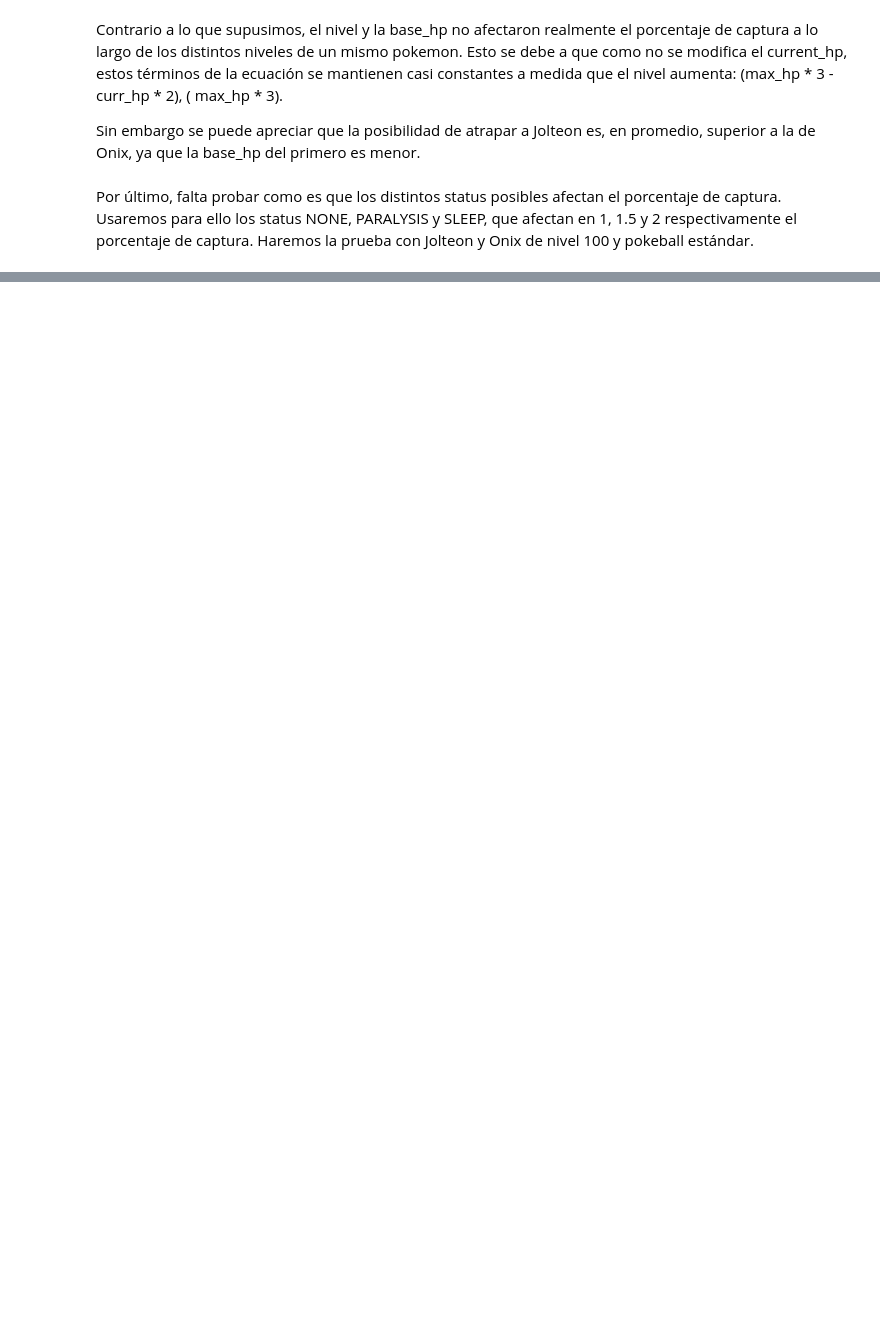
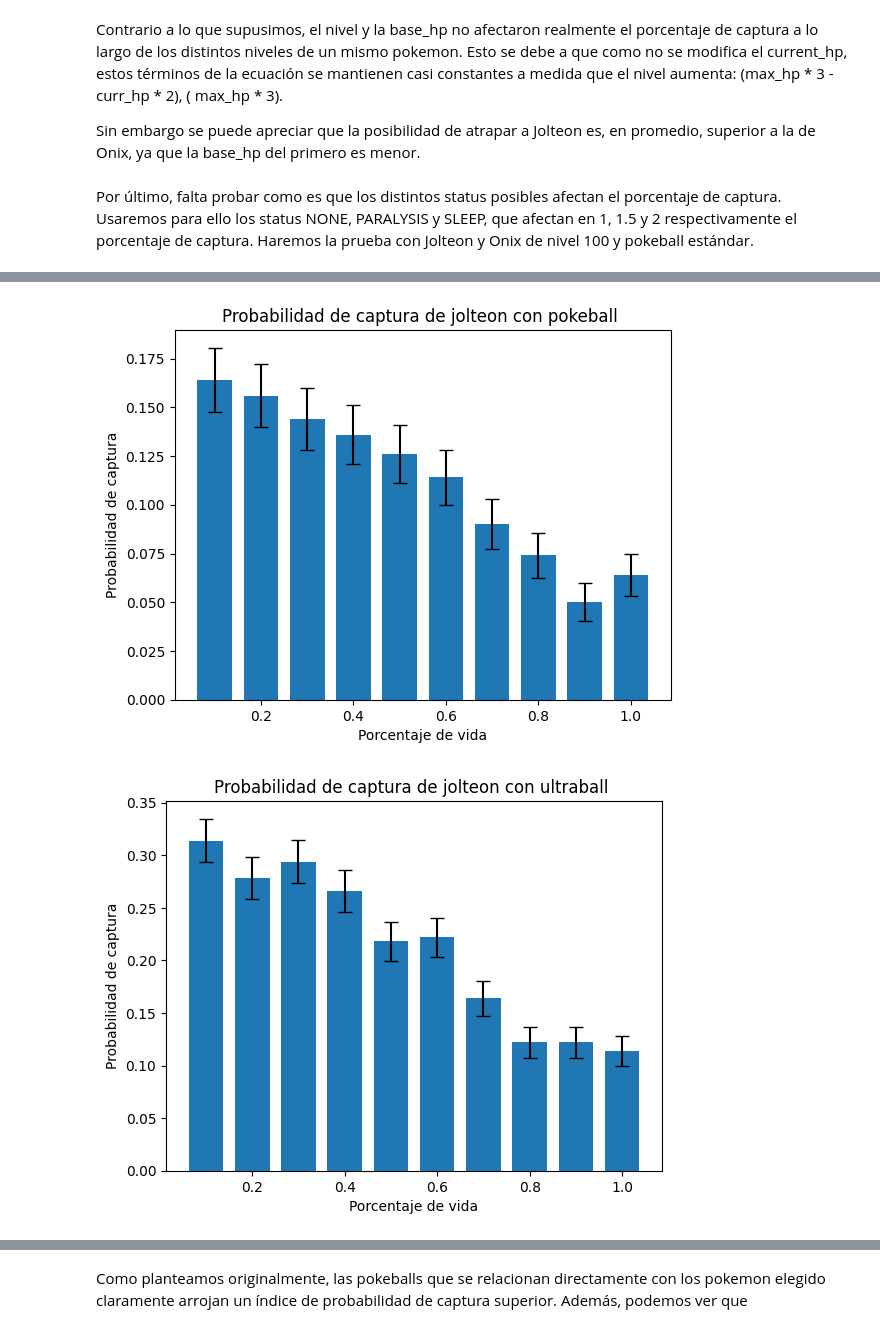
Before and after one commit to lukyferreiro/TPs-SIA, a Jupyter notebook: TP0/Ejercicio2.ipynb, the cells around one changed output, grey strips where cells are left out. Drawn from its saved outputs; the diff is of its cells as text; code cells hidden in the pictures; blank space fills up the shorter version.

```diff
--- a/TP0/Ejercicio2.ipynb
+++ b/TP0/Ejercicio2.ipynb
@@ -139,0 +173,27 @@ TypeError: the dtypes of parameters x (object) and width (int32) are incompatibl
+# %%
+for pokeball in pokeballs:
+    capture_rates = []
+    std_errors = []
+    for health in healths:
+        capture_attempts = []
+        current_poke = factory.create("jolteon", 100, StatusEffect.NONE, health)
+        for i in range(500):
+            capture_attempts.append(attempt_catch(current_poke, pokeball)[0])
+
+        capture_rate = sum(capture_attempts) / len(capture_attempts)
+        capture_rates.append(capture_rate)
+        std_error = np.std(capture_attempts) / np.sqrt(len(capture_attempts))
+        std_errors.append(std_error)
+
+    #Creamos el data frame donde almacenamos todos los datos que se van a graficar
+    data = pd.DataFrame({'health': healths, 'capture_rate': capture_rates})
+
+    #Creamos el grafico de barras con las respectivas barras de errores
+    plt.bar(data['health'], data['capture_rate'], yerr=std_errors, capsize=5, width=0.075)
+    plt.title(f'Probabilidad de captura de jolteon con {pokeball} ')
+    plt.xlabel('Porcentaje de vida')
+    plt.ylabel('Probabilidad de captura')
+    plt.show()
+# %% [output]
+[figure, added]
+[figure, added]
@@ -139,0 +202,2 @@ TypeError: the dtypes of parameters x (object) and width (int32) are incompatibl
+# %% [markdown]
+Como planteamos originalmente, las pokeballs que se relacionan directamente con los pokemon elegido claramente arrojan un índice de probabilidad de captura superior. Además, podemos ver que
```
Also changed, not shown: parts of 6 cells of this notebook.
